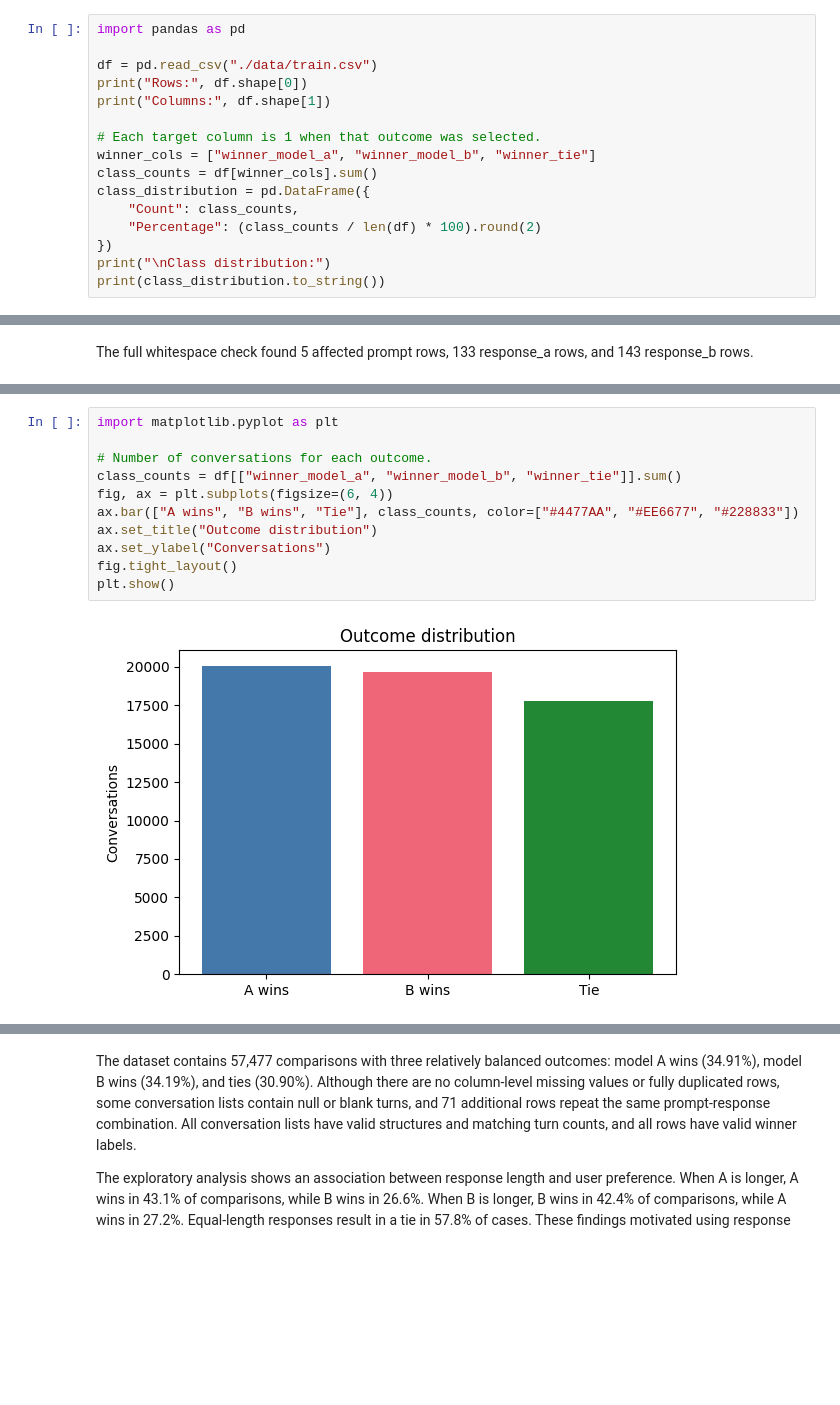
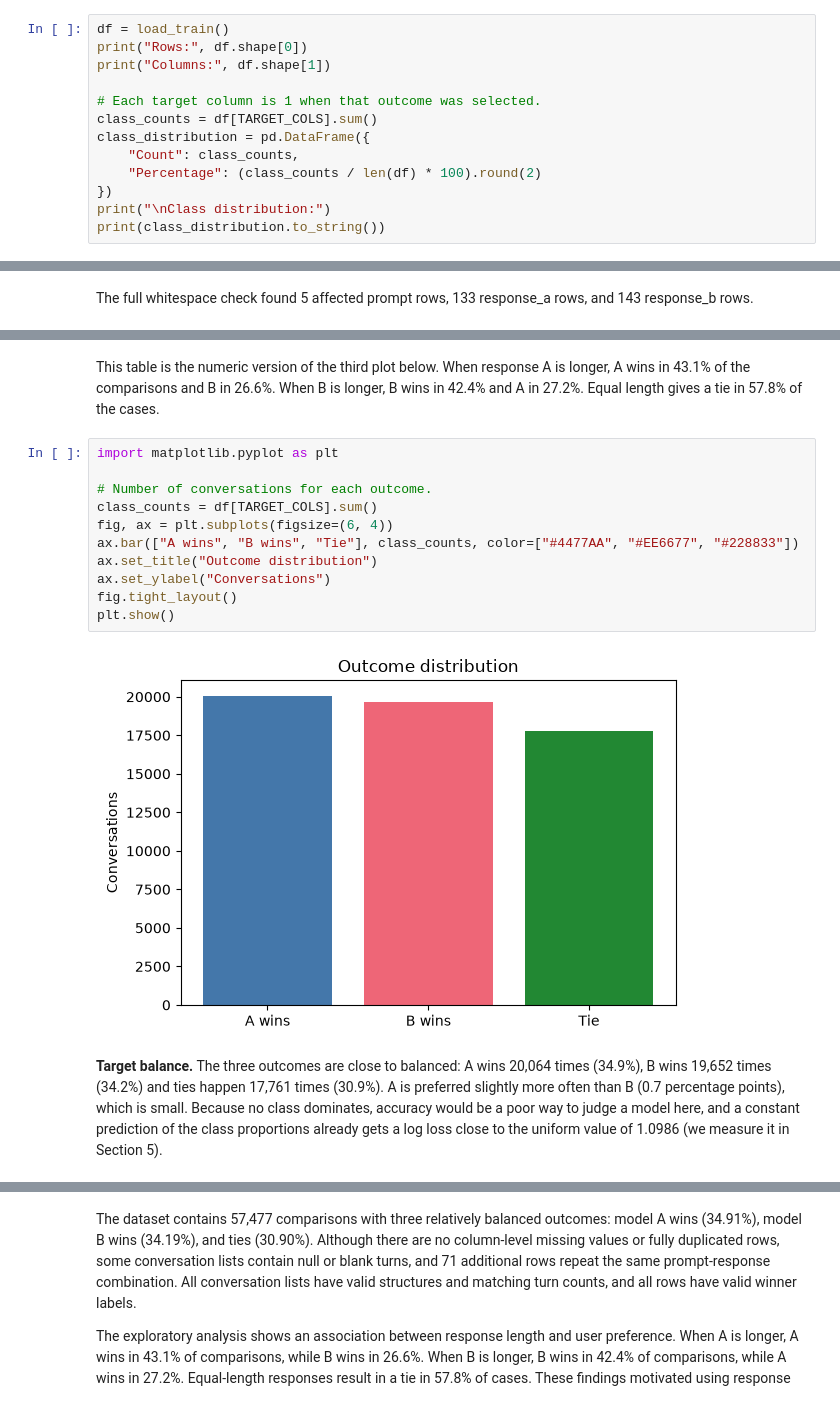
Before and after one commit to akdagdev/GROUP50_CENG313, a Jupyter notebook: assignment1_eda_baseline.ipynb, the cells around one changed output, grey strips where cells are left out. Saved outputs shown, nothing was run; the diff lists cells and outputs as text; blank space fills up the shorter version.

```diff
--- a/assignment1_eda_baseline.ipynb
+++ b/assignment1_eda_baseline.ipynb
@@ -23,15 +46,12 @@ response_a and response_b contain each model's replies as JSON lists.
 
 winner_model_a, winner_model_b and winner_tie are the outcome labels (0 or 1).
 # %%
-import pandas as pd
-
-df = pd.read_csv("./data/train.csv")
+df = load_train()
 print("Rows:", df.shape[0])
 print("Columns:", df.shape[1])
 
 # Each target column is 1 when that outcome was selected.
-winner_cols = ["winner_model_a", "winner_model_b", "winner_tie"]
-class_counts = df[winner_cols].sum()
+class_counts = df[TARGET_COLS].sum()
 class_distribution = pd.DataFrame({
     "Count": class_counts,
     "Percentage": (class_counts / len(df) * 100).round(2)
@@ -210,16 +255,20 @@ display(oranlar.round(1))
+# %% [markdown]
+This table is the numeric version of the third plot below. When response A is longer, A wins in 43.1% of the comparisons and B in 26.6%. When B is longer, B wins in 42.4% and A in 27.2%. Equal length gives a tie in 57.8% of the cases.
 # %%
 import matplotlib.pyplot as plt
 
 # Number of conversations for each outcome.
-class_counts = df[["winner_model_a", "winner_model_b", "winner_tie"]].sum()
+class_counts = df[TARGET_COLS].sum()
 fig, ax = plt.subplots(figsize=(6, 4))
 ax.bar(["A wins", "B wins", "Tie"], class_counts, color=["#4477AA", "#EE6677", "#228833"])
 ax.set_title("Outcome distribution")
 ax.set_ylabel("Conversations")
 fig.tight_layout()
 plt.show()
 # %% [output]
-[figure, old version]
+[figure, new version]
+# %% [markdown]
+**Target balance.** The three outcomes are close to balanced: A wins 20,064 times (34.9%), B wins 19,652 times (34.2%) and ties happen 17,761 times (30.9%). A is preferred slightly more often than B (0.7 percentage points), which is small. Because no class dominates, accuracy would be a poor way to judge a model here, and a constant prediction of the class proportions already gets a log loss close to the uniform value of 1.0986 (we measure it in Section 5).
 # %%
 # Logarithmic bins show the long tail without dropping long responses.
 fig, ax = plt.subplots(figsize=(7, 4))
```
Also changed, not shown: parts of 41 cells of this notebook, 5 other files.
